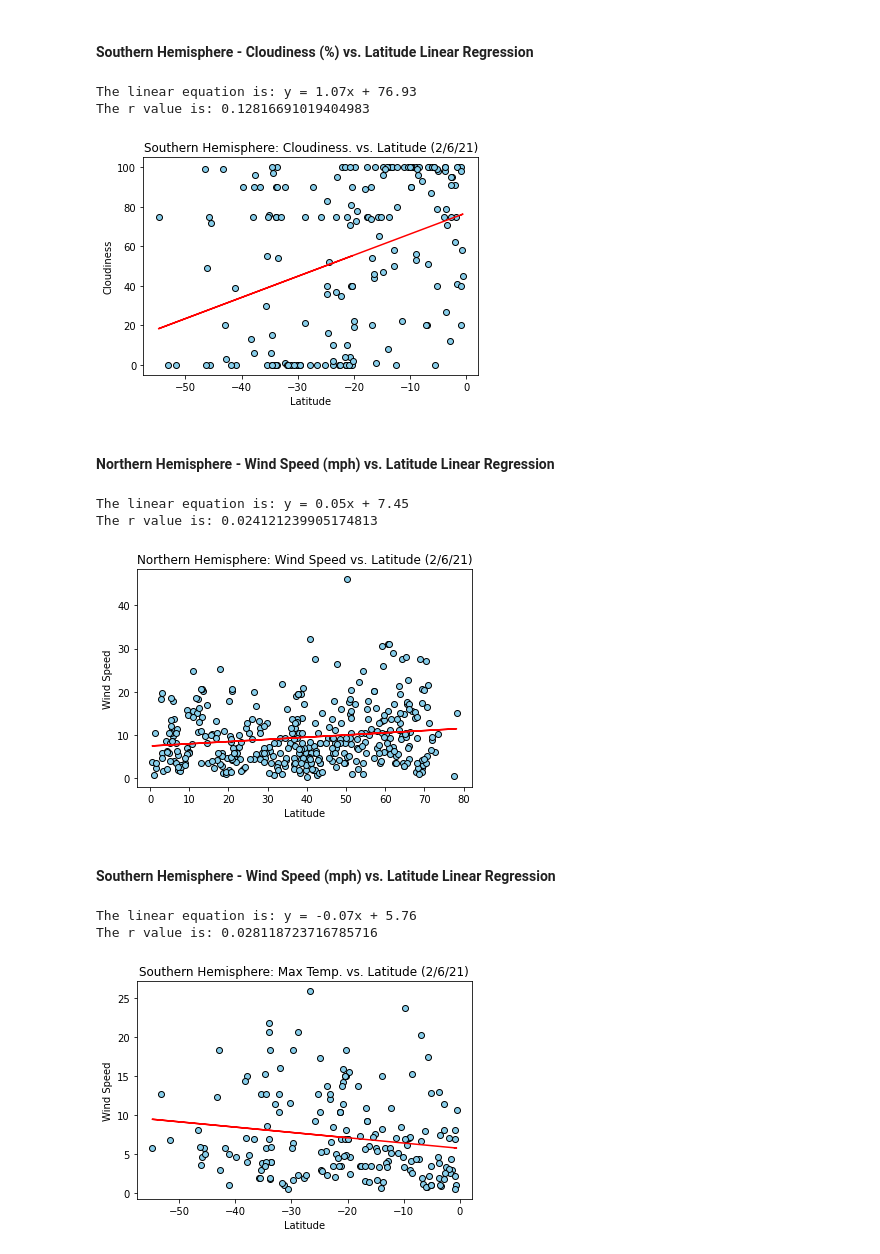
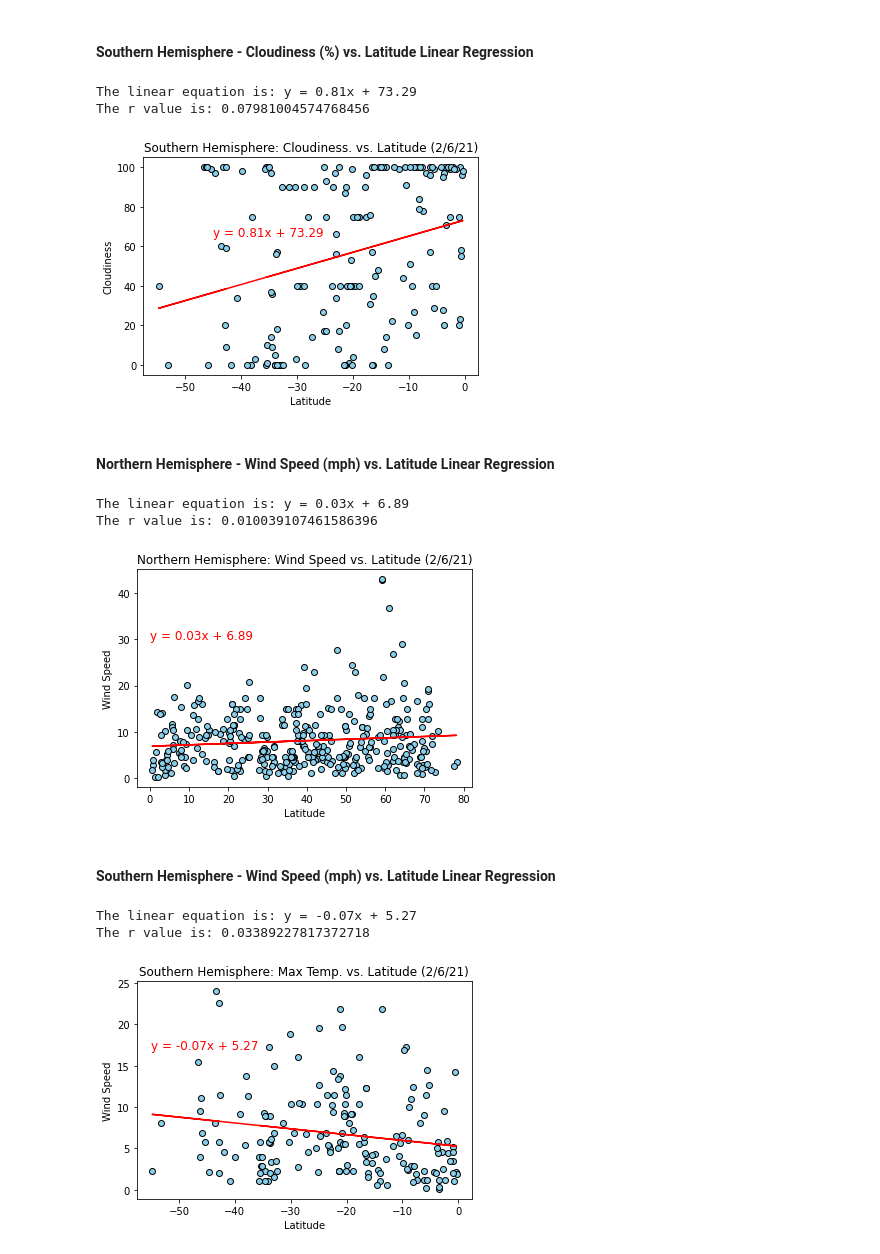
Before and after one commit to szig97/python-api-challenge, a Jupyter notebook: WeatherPy/WeatherPy.ipynb, the cells around one changed output. Drawn from its saved outputs; the diff is of its cells as text; code cells hidden in the pictures.

```diff
--- a/WeatherPy/WeatherPy.ipynb
+++ b/WeatherPy/WeatherPy.ipynb
@@ -342,13 +352,14 @@ plt.plot(x_values, regress_values, 'r-')
 plt.title("Southern Hemisphere: Cloudiness. vs. Latitude (2/6/21)")
 plt.xlabel("Latitude")
 plt.ylabel("Cloudiness")
+plt.annotate(line_eq, (-45,65), fontsize=12, color="red")
 print(f"The linear equation is: {line_eq}")
 print(f"The r value is: {rvalue**2}")
 plt.savefig("Figures/south_cloudiness_latitude_lr.png")
 # %% [output]
-The linear equation is: y = 1.07x + 76.93
-The r value is: 0.12816691019404983
+The linear equation is: y = 0.81x + 73.29
+The r value is: 0.07981004574768456
-[figure, old version]
+[figure, new version]
 # %% [markdown]
 ####  Northern Hemisphere - Wind Speed (mph) vs. Latitude Linear Regression
 # %%
@@ -364,32 +375,34 @@ plt.plot(x_values, regress_values, 'r-')
 plt.title("Northern Hemisphere: Wind Speed vs. Latitude (2/6/21)")
 plt.xlabel("Latitude")
 plt.ylabel("Wind Speed")
+plt.annotate(line_eq, (0,30), fontsize=12, color="red")
 print(f"The linear equation is: {line_eq}")
 print(f"The r value is: {rvalue**2}")
 plt.savefig("Figures/north_windspeed_latitude_lr.png")
 # %% [output]
-The linear equation is: y = 0.05x + 7.45
-The r value is: 0.024121239905174813
+The linear equation is: y = 0.03x + 6.89
+The r value is: 0.010039107461586396
-[figure, old version]
+[figure, new version]
 # %% [markdown]
 ####  Southern Hemisphere - Wind Speed (mph) vs. Latitude Linear Regression
 # %%
 x_values = southern_hemisphere["Latitude"]
 y_values = southern_hemisphere["Wind Speed"]
 
 (slope, intercept, rvalue, pvalue, stderr) = linregress(x_values, y_values)
 regress_values = x_values * slope + intercept
 line_eq = "y = " + str(round(slope, 2)) + "x + " + str(round(intercept, 2))
 
 plt.scatter(x_values, y_values, edgecolor="black", facecolor="skyblue")
 plt.plot(x_values, regress_values, 'r-')
 plt.title("Southern Hemisphere: Max Temp. vs. Latitude (2/6/21)")
 plt.xlabel("Latitude")
 plt.ylabel("Wind Speed")
+plt.annotate(line_eq, (-55,17), fontsize=12, color="red")
 print(f"The linear equation is: {line_eq}")
 print(f"The r value is: {rvalue**2}")
 plt.savefig("Figures/south_windspeed_latitude_lr.png")
 # %% [output]
-The linear equation is: y = -0.07x + 5.76
-The r value is: 0.028118723716785716
+The linear equation is: y = -0.07x + 5.27
+The r value is: 0.03389227817372718
-[figure, old version]
+[figure, new version]
```
Also changed, not shown: parts of 14 cells of this notebook, 13 other files.
